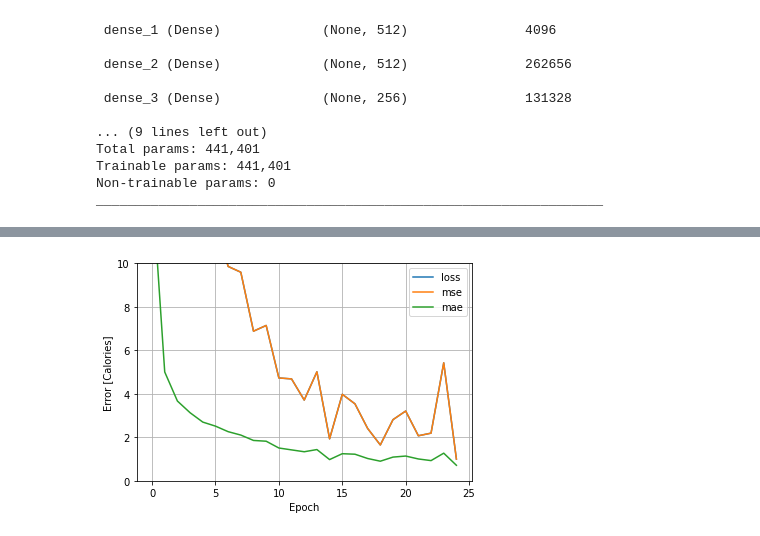
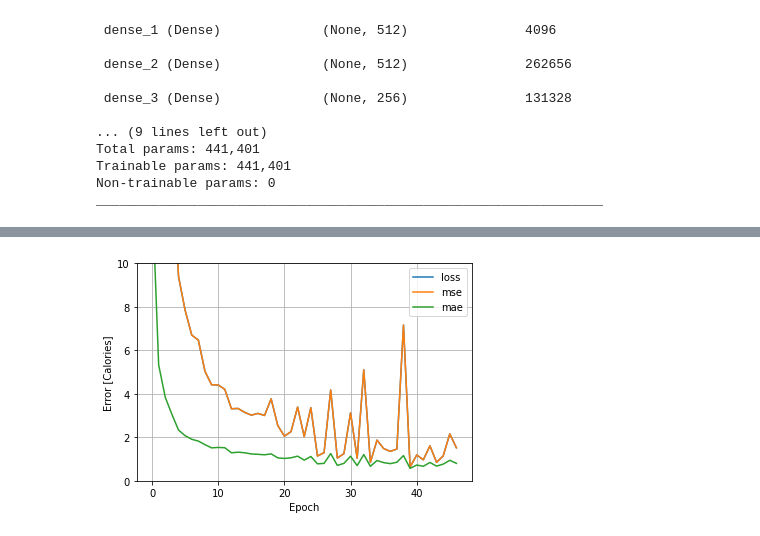
Before and after one commit to C22-PS350/ml-rawati, a Jupyter notebook: C22_PS350.ipynb, the cells around one changed output, grey strips where cells are left out. Cells and saved outputs as stored; diff of their text form; code cells hidden in the pictures.

Commit message:
add model for 5 param

```diff
--- a/C22_PS350.ipynb
+++ b/C22_PS350.ipynb
@@ -126,8 +142,10 @@ X_test = scaler.transform(X_test)
 # %% [markdown]
 ## Modeling
+# %%
+callback = keras.callbacks.EarlyStopping(monitor='loss', patience=7)
 # %%
-model = keras.Sequential([
-    keras.layers.Dense(X.shape[1], activation='relu', input_dim = X.shape[1]), # input
+model_7 = keras.Sequential([
+    keras.layers.Dense(X_7.shape[1], activation='relu', input_dim = X_7.shape[1]), # input
     keras.layers.Dense(512, kernel_initializer='normal', activation='relu'), # beginning of hidden layer
     keras.layers.Dense(512, kernel_initializer='normal', activation='relu'),
     keras.layers.Dense(256, kernel_initializer='normal', activation='relu'),
@@ -137,10 +155,10 @@ model = keras.Sequential([
     keras.layers.Dense(1, kernel_initializer='normal', activation='relu') # output
 ])
 # %%
-model.compile(loss='mse',
+model_7.compile(loss='mse',
               optimizer='adam',
               metrics=['mse','mae'])
-model.summary()
+model_7.summary()
 # %% [output]
 Model: "sequential"
 _________________________________________________________________
@@ -160,5 +178,5 @@ Trainable params: 441,401
 Non-trainable params: 0
 _________________________________________________________________
 # %%
-history = model.fit(X_train, y_train.to_numpy(), batch_size = 10, epochs = 25, verbose = 1)
+history_7 = model_7.fit(X_train_7, y_train_7.to_numpy(), batch_size = 16, epochs = 50, callbacks=[callback], verbose = 1)
 # %% [output]
@@ -201,6 +275,6 @@ def plot_loss(history):
   plt.legend()
   plt.grid(True)
 # %%
-plot_loss(history)
+plot_loss(history_7)
 # %% [output]
-[figure, old version]
+[figure, new version]
```
Also changed, not shown: parts of 18 cells of this notebook.
